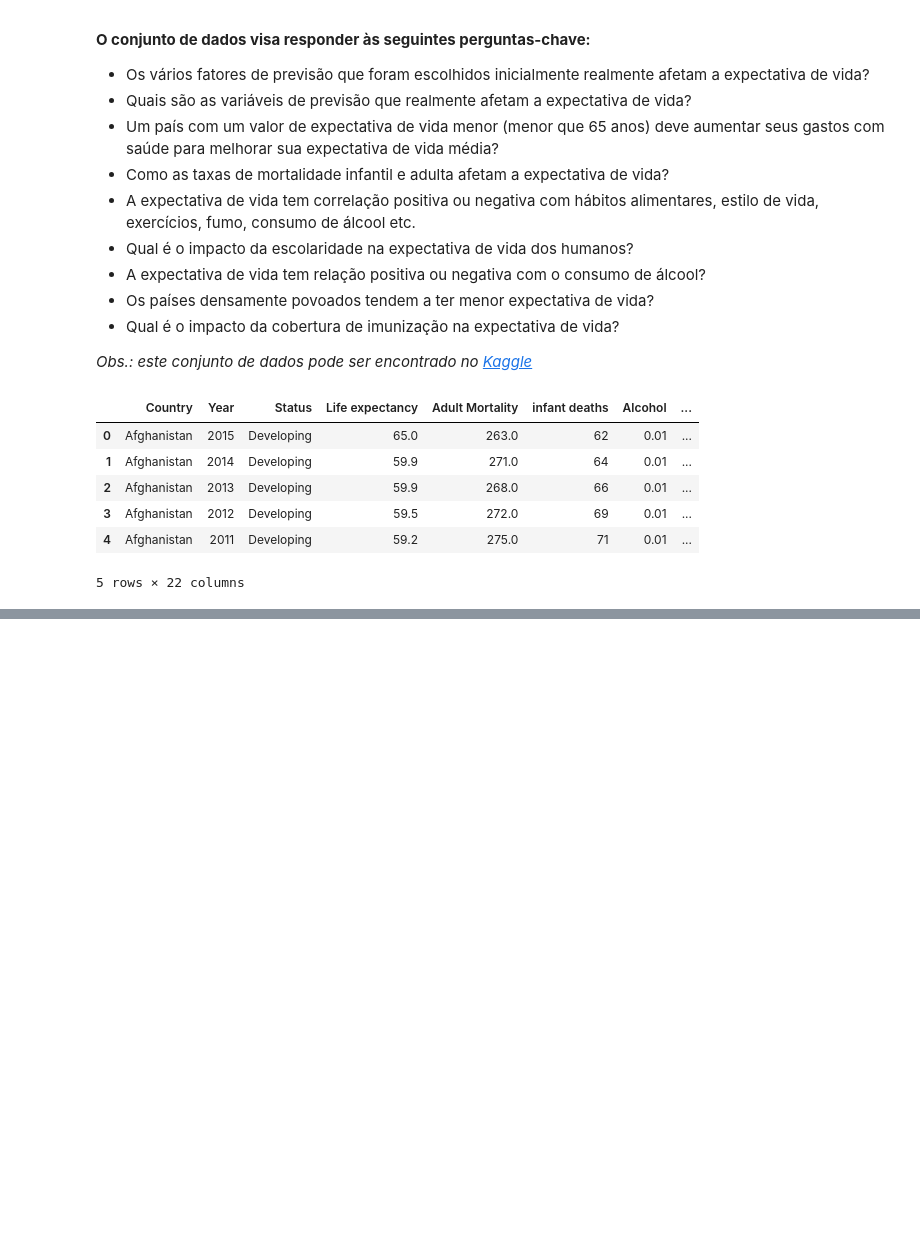
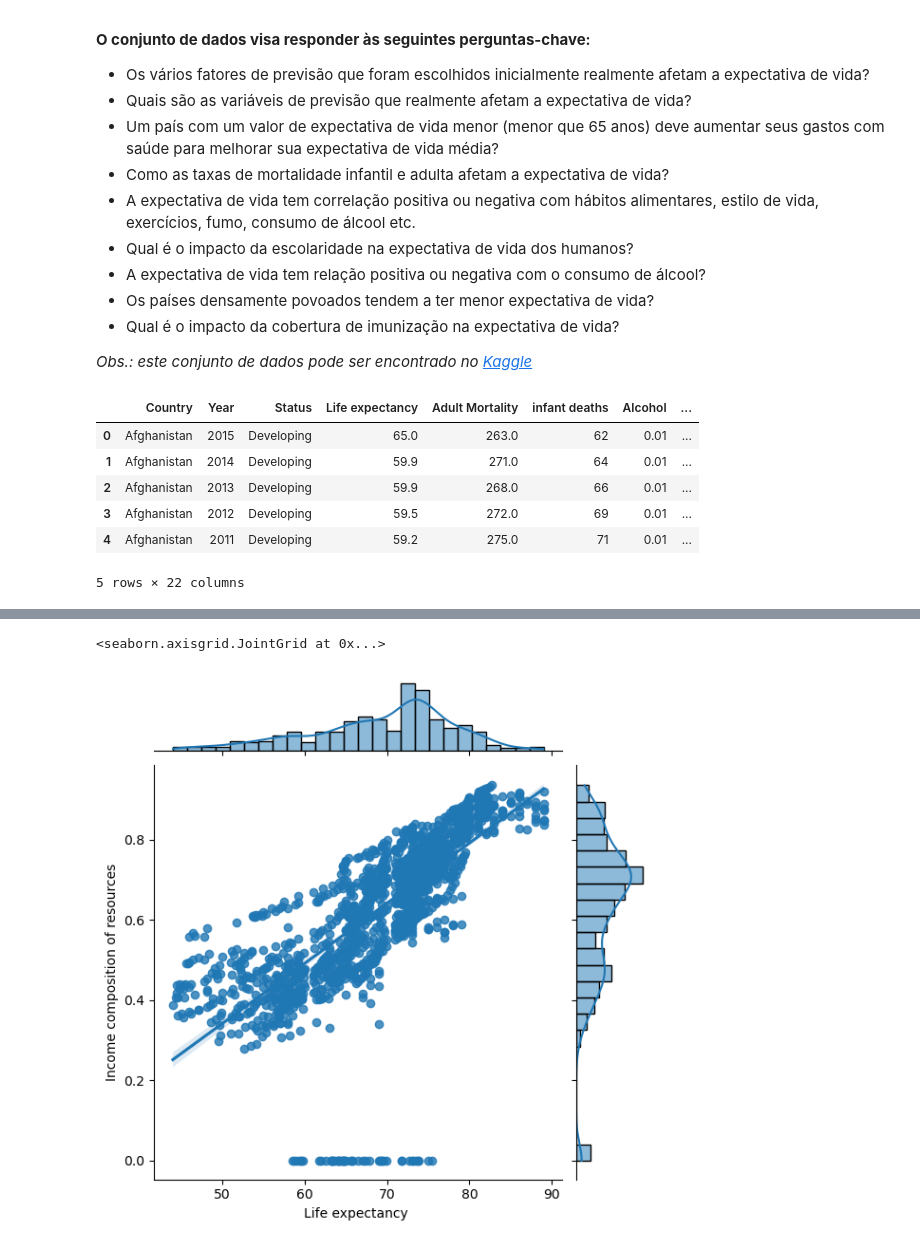
Before and after one commit to R-enanVieira/MachineLearning, a Jupyter notebook: 1o_projeto_tema_01_2024.ipynb, the cells around one changed output, grey strips where cells are left out. Saved outputs shown, nothing was run; the diff lists cells and outputs as text; code cells hidden in the pictures; blank space fills up the shorter version.

```diff
--- a/1o_projeto_tema_01_2024.ipynb
+++ b/1o_projeto_tema_01_2024.ipynb
@@ -81,0 +83,5 @@ data.describe()
+# %%
+sns.jointplot(x='Life expectancy ', y='Income composition of resources', data=data, kind='reg')
+# %% [output]
+<seaborn.axisgrid.JointGrid at 0x...>
+[figure, added]
```
Also changed, not shown: parts of 18 cells of this notebook.
